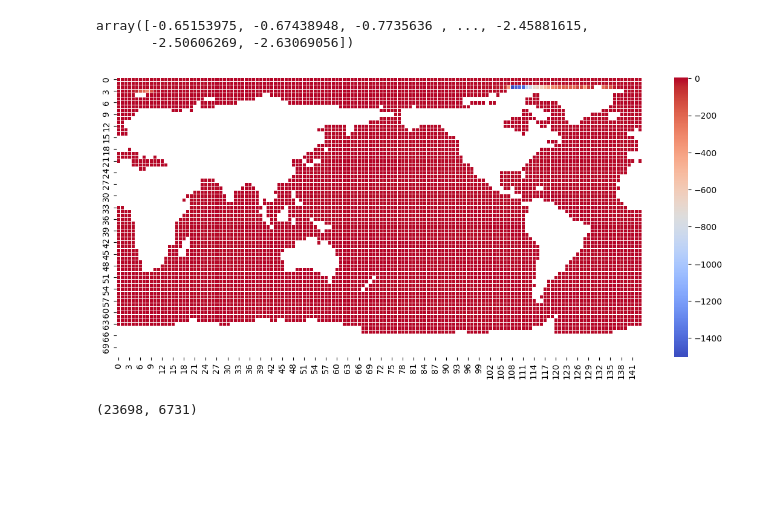
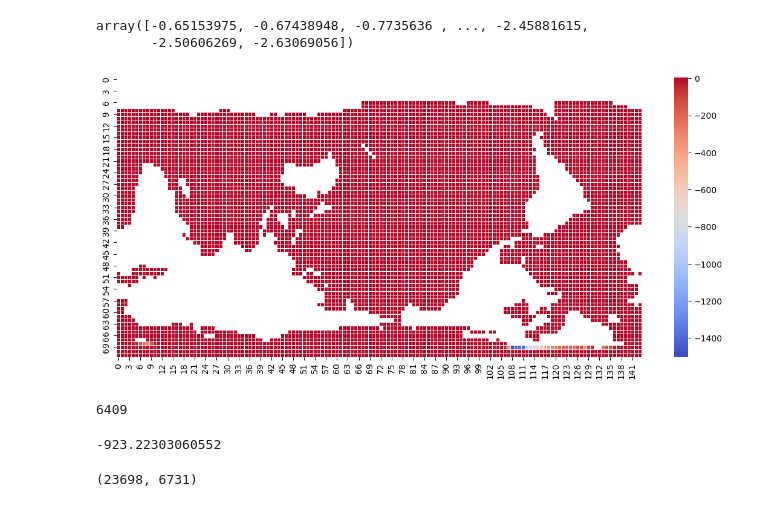
Before and after one commit to Victor2175/gm4cs-m, a Jupyter notebook: ridge_regression.ipynb, the cells around one changed output. Drawn from its saved outputs; the diff is of its cells as text; code cells hidden in the pictures; blank space fills up the shorter version.

```diff
--- a/ridge_regression.ipynb
+++ b/ridge_regression.ipynb
@@ -39,9 +41,17 @@ array([-0.65153975, -0.67438948, -0.7735636 , ..., -2.45881615,
        -2.50606269, -2.63069056])
 # %%
 test = from_flat_to_grid(X[0], union_nan_mask)
-plot_grid(test)
+plot_grid(test, flip=False)
 # %% [output]
-[figure, old version]
+[figure, new version]
+# %%
+np.argmin(X[0])
+# %% [output]
+6409
+# %%
+X[0][6413]
+# %% [output]
+-923.22303060552
 # %%
 X.shape
 # %% [output]
```
Also changed, not shown: parts of 3 cells of this notebook, 1 other file.
